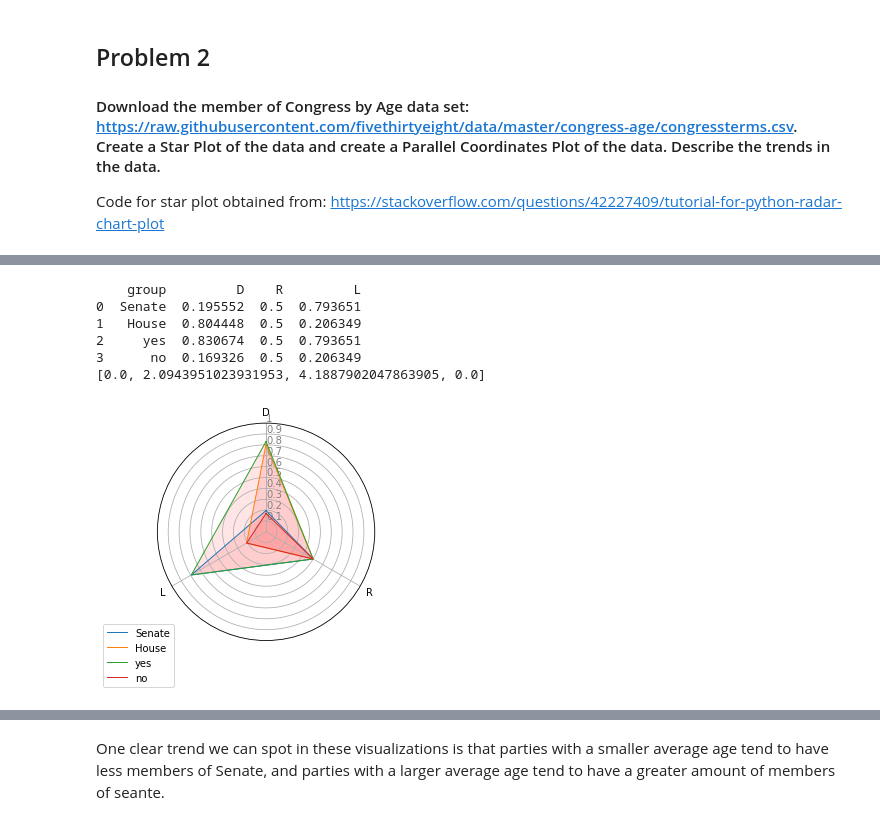
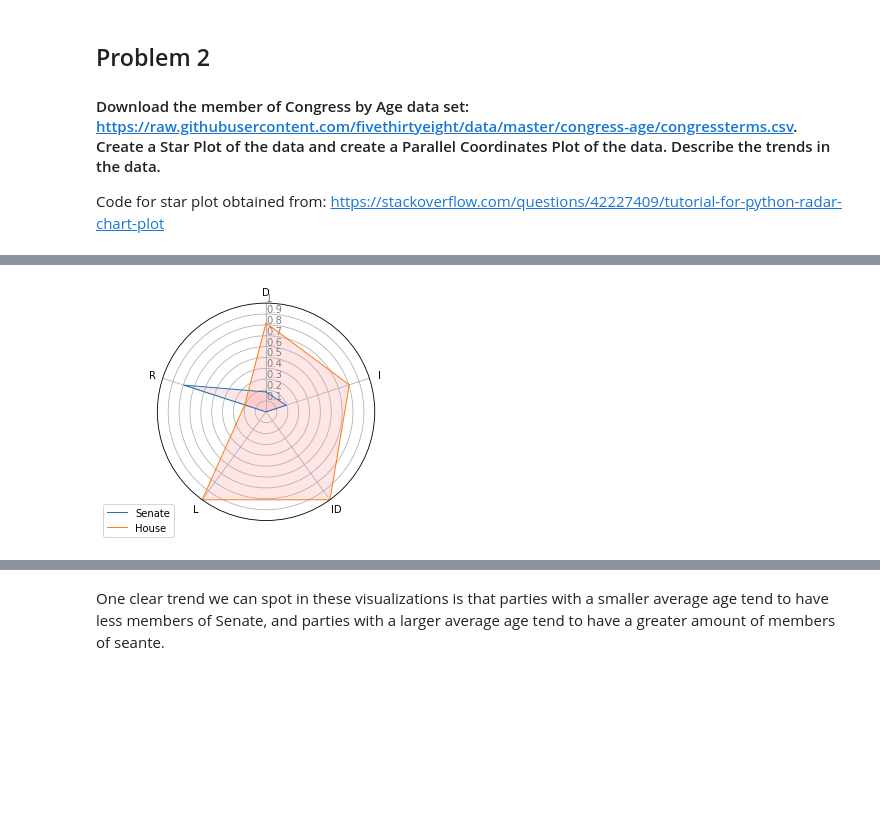
Before and after one commit to jesuszarate/VisForScientificData, a Jupyter notebook: Assignment1/Assignment1.ipynb, the cells around one changed output, grey strips where cells are left out. Drawn from its saved outputs; the diff is of its cells as text; code cells hidden in the pictures; blank space fills up the shorter version.

Commit message:
Data looks much better star plot and parallel coordinate plot

```diff
--- a/Assignment1/Assignment1.ipynb
+++ b/Assignment1/Assignment1.ipynb
@@ -213,63 +187,48 @@ inc_no
 # %%
-# group = ['senate','house','Average age']
-# df = pd.DataFrame({
-# 'group': group,
-# 'AL': [ 1.5,42, 42],
-# 'D':  [ 10, 9,  53],
-# 'I':  [ 39, 23, 54],
-# 'ID': [ 31, 33, 55],
-# 'L':  [ 15, 32, 34],
-# 'R':  [ 15, 32, 53],
-# })
 
-print(df)
+# print(df)
 
 # ------- PART 1: Create background
+# number of variable
+categories=list(df)[1:][:-1]
+N = len(categories)
 
-# number of variable
-categories=list(df)[1:]
-N = len(categories)
+# print(categories[:-1])
 
 # What will be the angle of each axis in the plot? (we divide the plot / number of variable)
 angles = [n / float(N) * 2 * pi for n in range(N)]
 angles += angles[:1]
-
 
 # Initialise the spider plot
 ax = plt.subplot(111, polar=True)
 
 # # # If you want the first axis to be on top:
 ax.set_theta_offset(pi / 2)
 ax.set_theta_direction(-1)
 
 # Draw one axe per variable + add labels labels yet
 plt.xticks(angles, categories)
-print(angles)
 
 # Draw ylabels
 ax.set_rlabel_position(0)
 plt.yticks([0.1,0.2,0.3,0.4,0.5,0.6,0.7,0.8,0.9,1],
            ['0.1','0.2','0.3','0.4','0.5','0.6','0.7','0.8','0.9','1'],
            color="grey", size=10)
 plt.ylim(0,1)
 
 # ------- PART 2: Add plots
-for i in range(0, 4):
-    values=df.loc[i].drop('group').values.flatten().tolist()
+for i in range(0, 2):
+    values=df.loc[i].drop('group').values.flatten().tolist()[:-1]
     values += values[:1]
+#     print(len(angles))
+#     print(len(values))
     ax.plot(angles, values, linewidth=1, linestyle='solid', label=group[i])
     ax.fill(angles, values, 'r', alpha=0.1)
 
 
 # Add legend
 plt.legend(loc='upper right', bbox_to_anchor=(0.1, 0.1))
 
 plt.show()
 # %% [output]
-    group         D    R         L
-0  Senate  0.195552  0.5  0.793651
-1   House  0.804448  0.5  0.206349
-2     yes  0.830674  0.5  0.793651
-3      no  0.169326  0.5  0.206349
-[0.0, 2.0943951023931953, 4.1887902047863905, 0.0]
-[figure, old version]
+[figure, new version]
```
Also changed, not shown: parts of 3 cells of this notebook.
